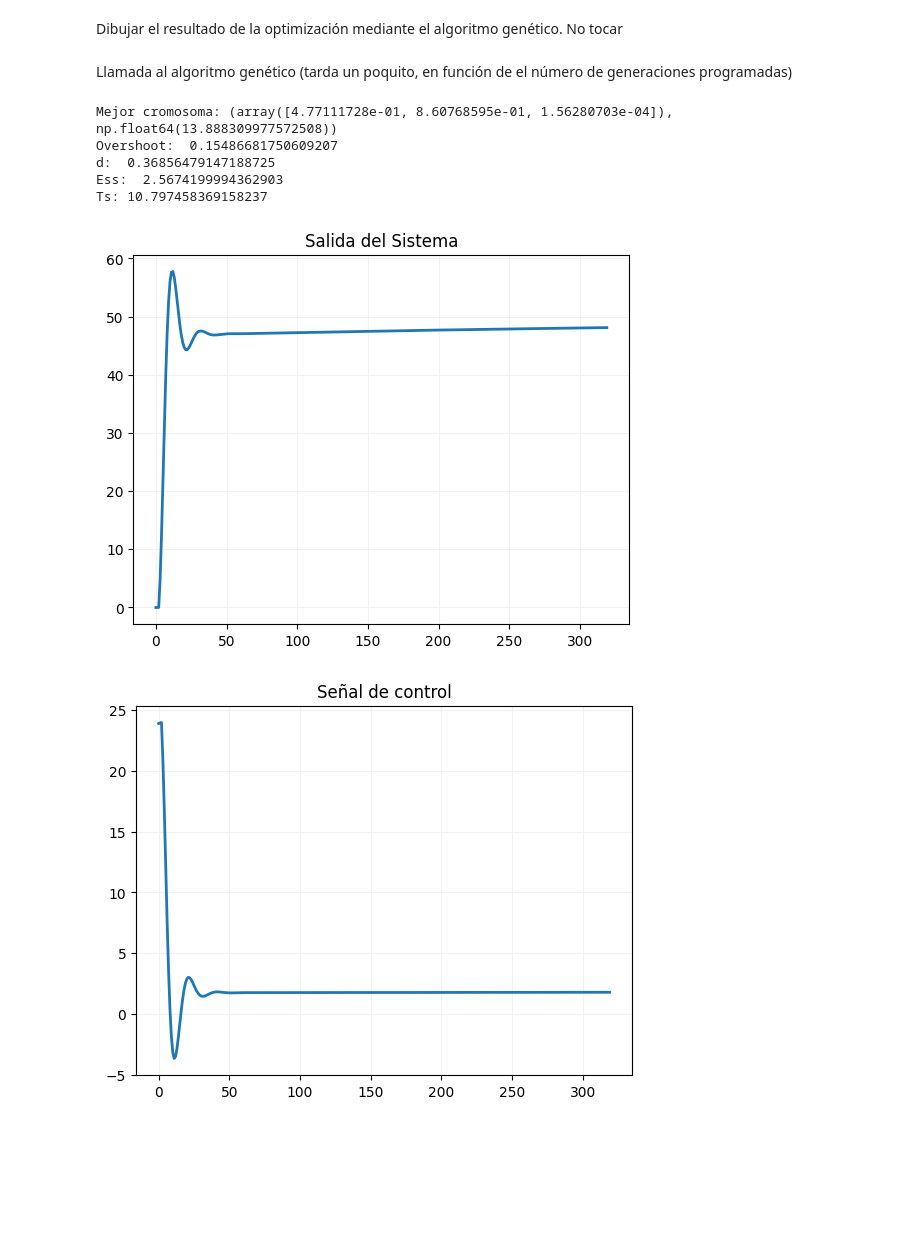
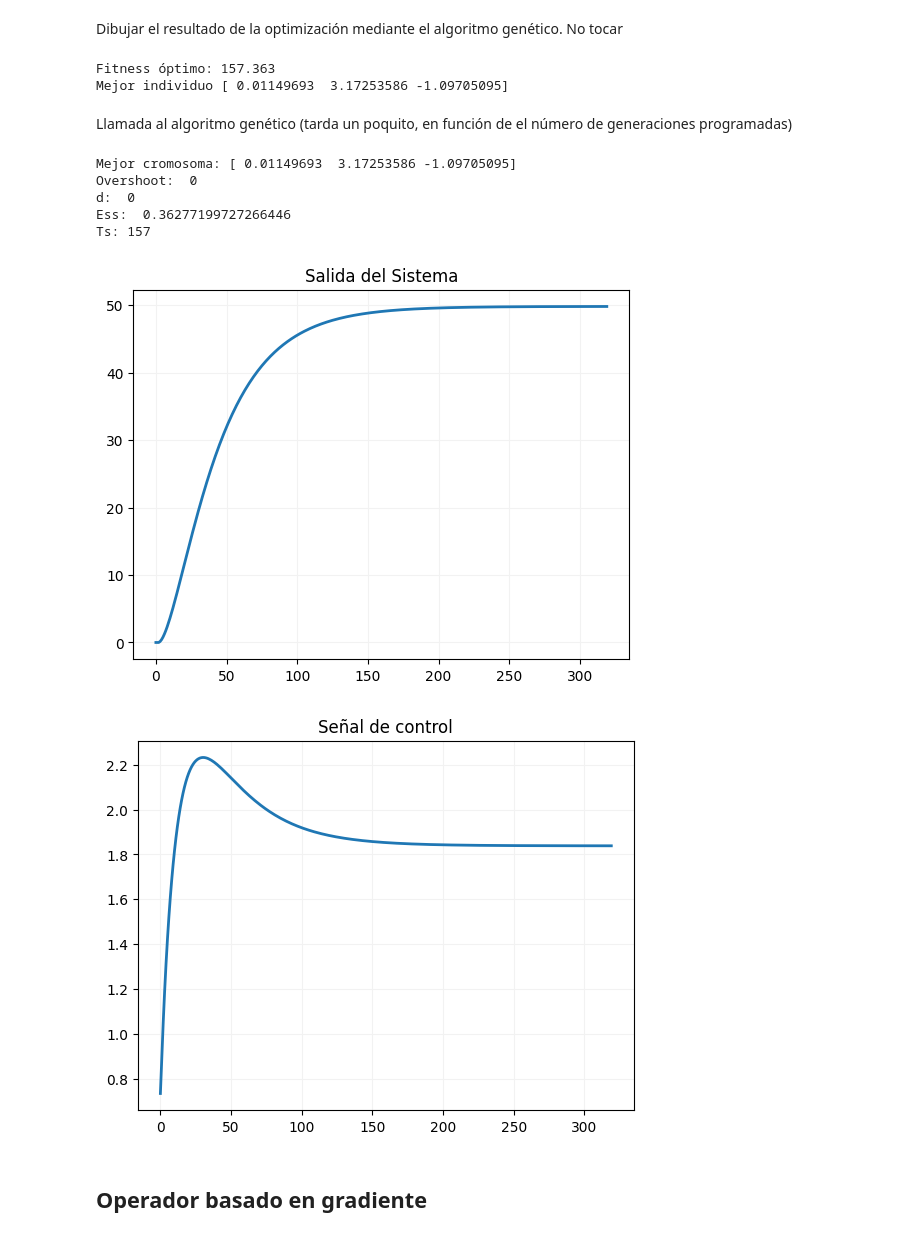
Before and after one commit to hakai-vulpes/RO-genetic-pid, a Jupyter notebook: practica-geneticos.ipynb, the cells around one changed output. Cells and saved outputs as stored; diff of their text form; code cells hidden in the pictures; blank space fills up the shorter version.

```diff
--- a/practica-geneticos.ipynb
+++ b/practica-geneticos.ipynb
@@ -13,6 +15,7 @@ Para ello, se debe:
 # %% [markdown]
 MODELO, CONTROLADOR PID E ÍNDICES DE RENDIMIENTO
 # %%
+import stat
 class DCMotorSim:
     def __init__(self):
         self.R = 1.11  # Ohm
@@ -65,6 +68,10 @@ class Controller:
         self.motor_speed_anterior = 0
         self.previous_I = 0
         self.previous_D = 0
+        self.proportions = []
+        self.integrals = []
+        self.derivatives = []
+        self.registry = dict()  # For later gradient-based optimization
 
     def init(self, new_Kp: float, new_Ki: float, new_Kd: float):
         self.Kp = new_Kp
@@ -75,6 +82,9 @@ class Controller:
         self.motor_speed_anterior = 0.0
         self.previous_I = 0.0
         self.previous_D = 0.0
+        self.proportions = []
+        self.integrals = []
+        self.derivatives = []
 
         # Inicializar el motor
         self.motor_sim.init()
@@ -92,8 +102,11 @@ class Controller:
         error_anterior = self.reference_speed - self.motor_speed_anterior
 
         P = self.Kp * error
+        self.proportions.append(error)
         I = self.previous_I + self.Ki * error * self.controller_t
-        if not noisy and self.Kd != 0:
+        self.integrals.append(I / self.Ki if abs(self.Ki) > 1e-10 else error * self.controller_t)
+
+        if not noisy and abs(self.Kd) > 1e-10:
             # Based on finite difference derivative approximation via Taylor expansion
             # but including the derivative since we are already saving it
             # f(x - h) = f(x) - h * f'(x) + h^2/2 * f''(x) - h^3/6 * f'''(x) + ...
@@ -119,6 +132,7 @@ class Controller:
             term2 = self.Kd * N / denominator * (error - error_anterior)
             D = term1 + term2
 
+        self.derivatives.append(D / self.Kd if abs(self.Kd) > 1e-10 else (error - error_anterior) / self.controller_t)
 
         # Prepare last error for next cycle
         self.motor_speed_anterior = motor_speed
@@ -133,6 +147,15 @@ class Controller:
         DCMotorSim.exec_cycle(self.motor_sim)
 
         return motor_speed, new_motor_voltage
+
+    def calculate_gradients(self):
+        if not hasattr(self, 'proportions_mean'):
+            self.proportions_mean = stat.mean(self.proportions)
+            self.integrals_mean = stat.mean(self.integrals)
+            self.derivatives_mean = stat.mean(self.derivatives)
+
+        self.registry[tuple((self.Kp, self.Ki, self.Kd))] = (self.proportions_mean, self.integrals_mean, self.derivatives_mean)
+        return self.proportions_mean, self.integrals_mean, self.derivatives_mean
 
 
 from math import ceil
@@ -286,6 +311,9 @@ class PIDGeneticOptimizer(RealsMetaheuristicGeneticOptimizer):
             motor_speed, new_motor_voltage = self.controller.exec_controller_cycle()
             velocidades.append(motor_speed)
 
+        # Update registry (for later gradient-based optimization)
+        self.controller.calculate_gradients()
+
         # Calculate performance indices
         self.performance.init(velocidades, self.controller.reference_speed)
         overshoot, decay_ratio, steady_state_error, time_to_settle = self.performance.calcula_indexes()
@@ -294,4 +322,5 @@ class PIDGeneticOptimizer(RealsMetaheuristicGeneticOptimizer):
         time_to_settle = time_to_settle if time_to_settle != float('inf') else 1000
         steady_state_error = steady_state_error if steady_state_error != float('inf') else 1000
         fitness = overshoot + decay_ratio + steady_state_error + time_to_settle
+
         return fitness
@@ -377,16 +395,25 @@ class dibujacontrol:
+# %%
+population = pid_genetic_optimizer.create(N=100)
+population = pid_genetic_optimizer.evolve(population, num_generations=200) # type: ignore
+# %% [output]
+Fitness óptimo: 157.363
+Mejor individuo [ 0.01149693  3.17253586 -1.09705095]
 # %% [markdown]
 Llamada al algoritmo genético (tarda un poquito, en función de el número de generaciones programadas)
 # %%
-best_chromosome = population[0]
-print("Mejor cromosoma:", best_chromosome)
-BC = best_chromosome[0]
-DC=dibujacontrol()
-DC.dibujar(BC[0],BC[1], BC[2])
+best_individual = population[0]
+gene, fitness = best_individual
+print("Mejor cromosoma:", gene)
+
+DC = dibujacontrol()
+DC.dibujar(gene[0],gene[1], gene[2])
 # %% [output]
-Mejor cromosoma: (array([4.77111728e-01, 8.60768595e-01, 1.56280703e-04]), np.float64(13.888309977572508))
-Overshoot:  0.15486681750609207
-d:  0.36856479147188725
-Ess:  2.5674199994362903
-Ts: 10.797458369158237
+Mejor cromosoma: [ 0.01149693  3.17253586 -1.09705095]
+Overshoot:  0
+d:  0
+Ess:  0.36277199727266446
+Ts: 157
-[figure, old version]
+[figure, new version]
-[figure, old version]
+[figure, new version]
+# %% [markdown]
+## Operador basado en gradiente
```
Also changed, not shown: parts of 11 cells of this notebook.
